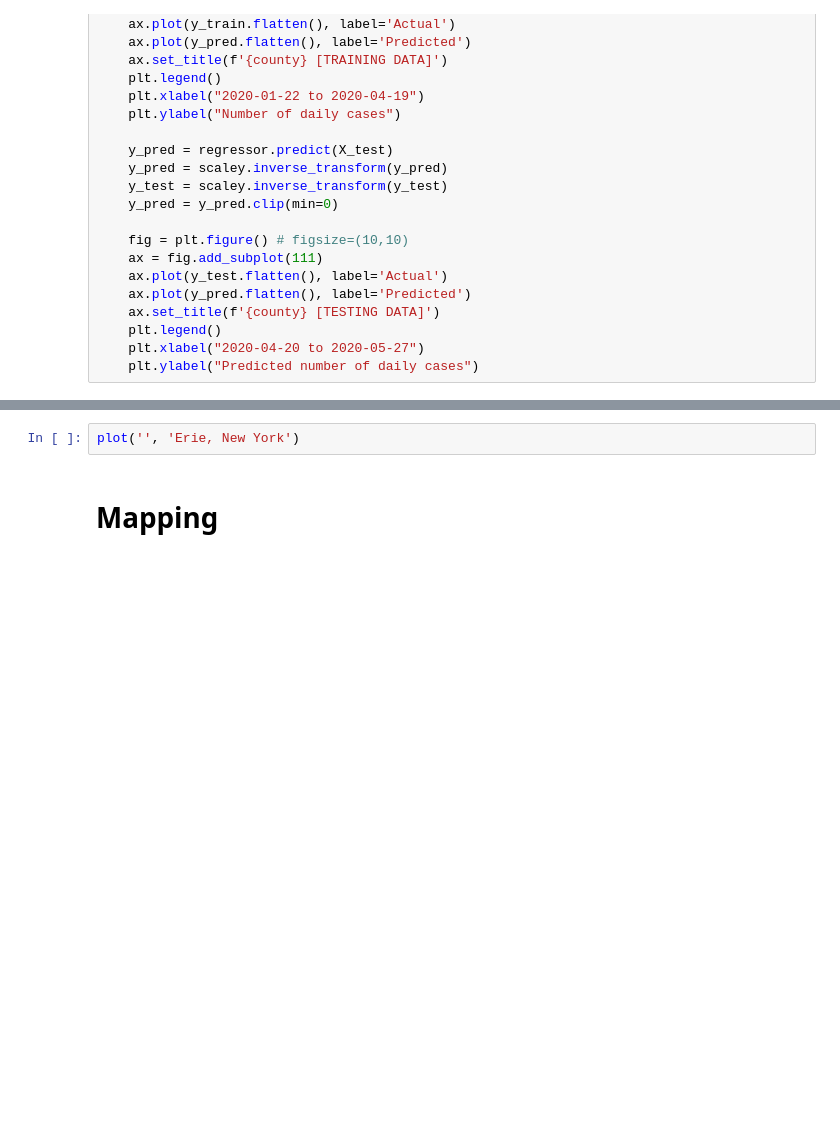
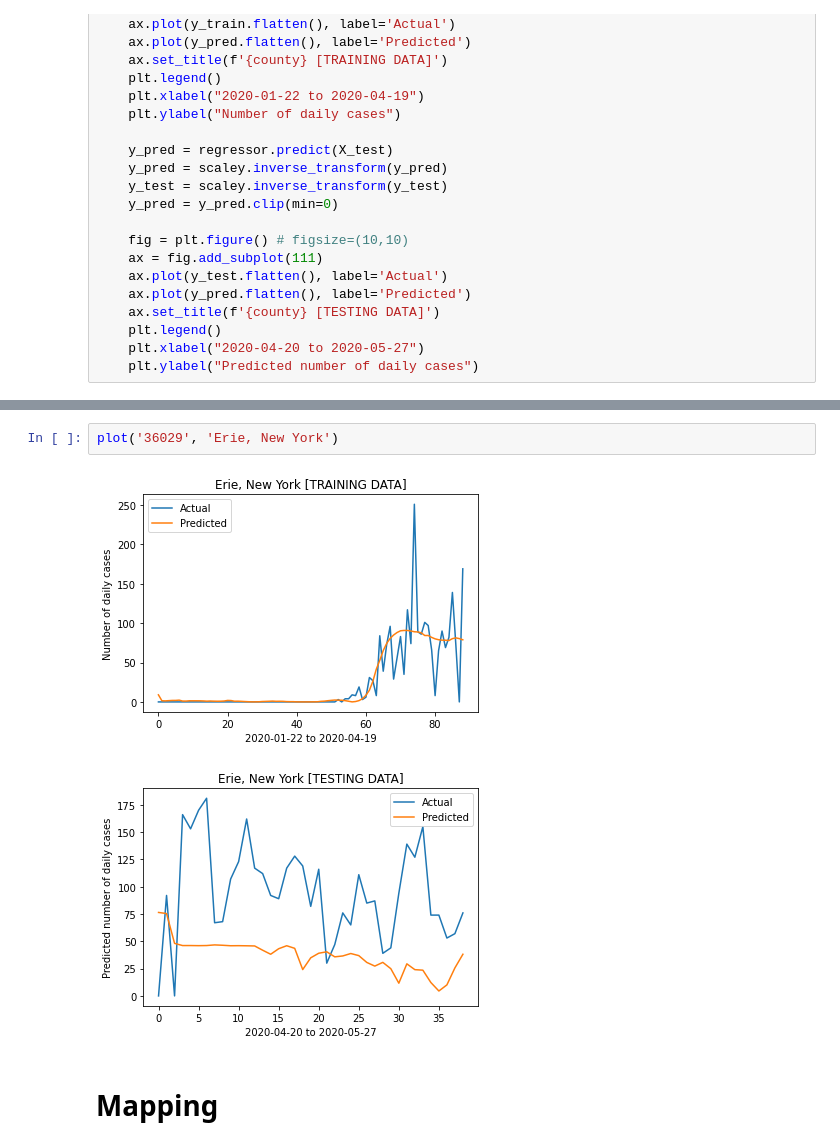
Before and after one commit to robinvvinod/spaceapps, a Jupyter notebook: regression.ipynb, the cells around one changed output, grey strips where cells are left out. Cells and saved outputs as stored; diff of their text form; blank space fills up the shorter version.

```diff
--- a/regression.ipynb
+++ b/regression.ipynb
@@ -149,5 +155,8 @@ plot('22071', 'Orleans, Louisiana')
 # %%
-plot('', 'Erie, New York')
+plot('36029', 'Erie, New York')
+# %% [output]
+[figure, added]
+[figure, added]
 # %% [markdown]
 # Mapping
 # %%
```
Also changed, not shown: parts of 2 cells of this notebook.
